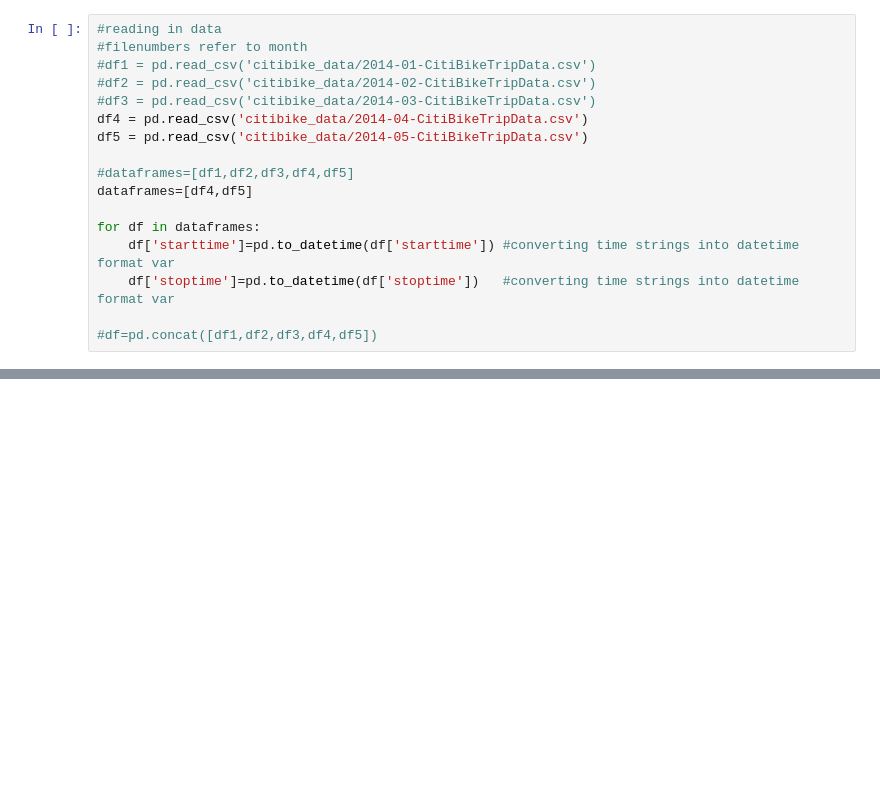
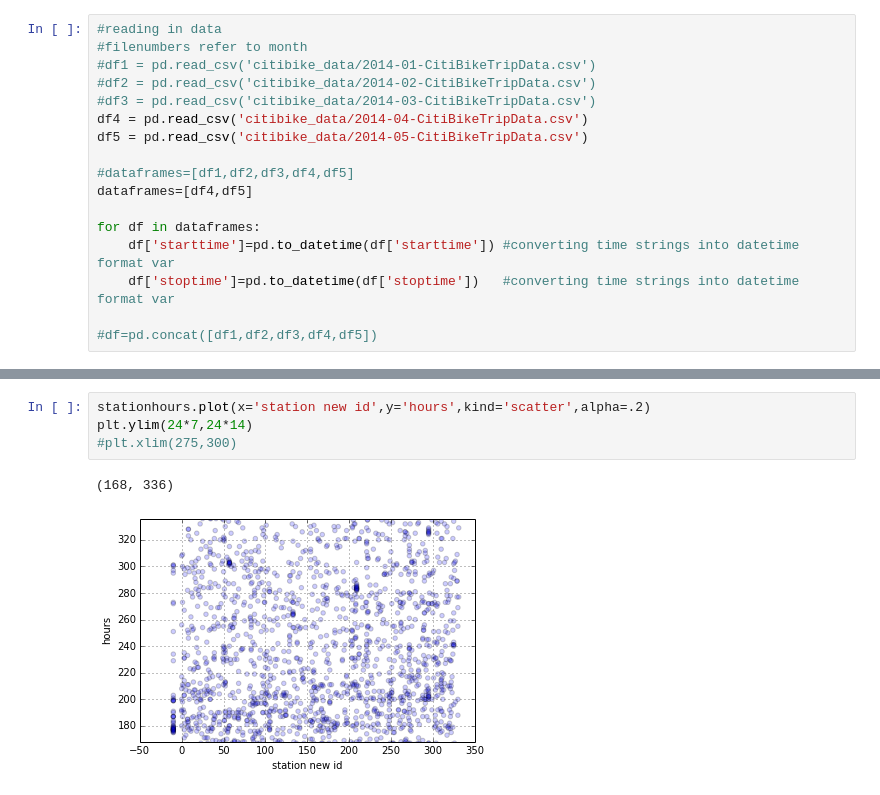
Before and after one commit to deenapatel/citibike, a Jupyter notebook: Citibike.ipynb, the cells around one changed output, grey strips where cells are left out. Cells and saved outputs as stored; diff of their text form; blank space fills up the shorter version.

```diff
--- a/Citibike.ipynb
+++ b/Citibike.ipynb
@@ -432,0 +247,7 @@ stationdf[stationdf.statusValue=='Not In Service']
+# %%
+stationhours.plot(x='station new id',y='hours',kind='scatter',alpha=.2)
+plt.ylim(24*7,24*14)
+#plt.xlim(275,300)
+# %% [output]
+(168, 336)
+[figure, added]
```
Also changed, not shown: parts of 82 cells of this notebook, 3 other files.
